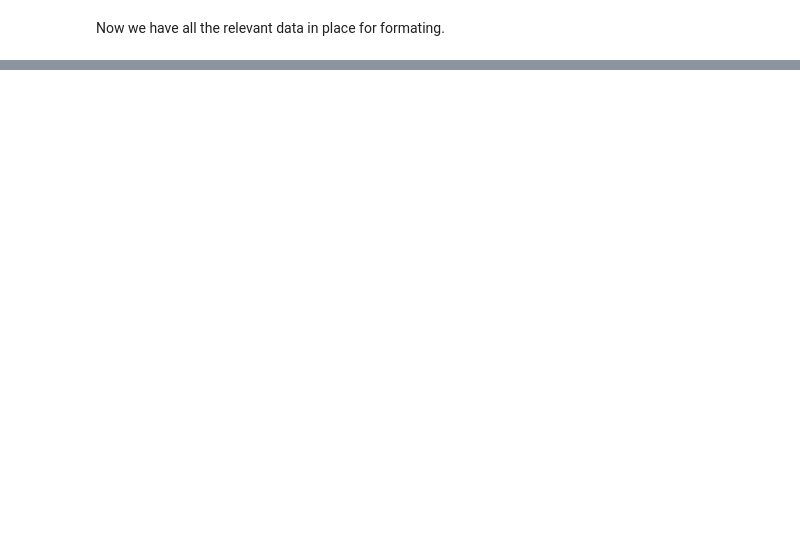
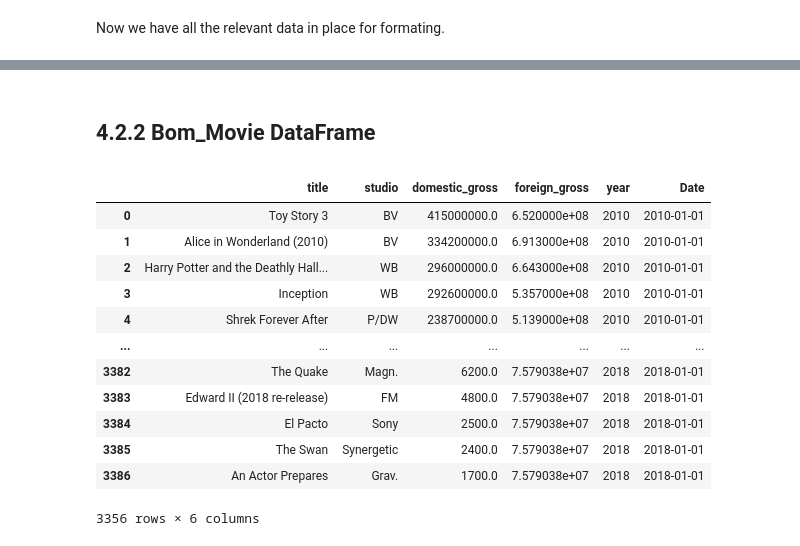
Before and after one commit to Dudimath/Microsoft-Film-Insights, a Jupyter notebook: Data Cleaning.ipynb, the cells around one changed output, grey strips where cells are left out. Cells and saved outputs as stored; diff of their text form; code cells hidden in the pictures; blank space fills up the shorter version.

```diff
--- a/Data Cleaning.ipynb
+++ b/Data Cleaning.ipynb
@@ -666,0 +732,27 @@ Now we have all the relevant data in place for formating.
+# %% [markdown]
+# <small>4.2.2 Bom_Movie DataFrame</small>
+# %%
+# Converting the bom_movie dataframe to datetime format
+# changing year column to string
+bom_movie.year = bom_movie.year.astype("str")
+
+# creating Date column which is an aggregation of month and year columns
+bom_movie["Date"] = bom_movie[["year"]].agg(' '.join, axis=1)
+
+# converting to datetime format
+bom_movie["Date"] = pd.to_datetime(bom_movie['year'])
+bom_movie
+# %% [output]
+|  | title | studio | domestic_gross | foreign_gross | year | Date |
+| 0 | Toy Story 3 | BV | 415000000.0 | 6.520000e+08 | 2010 | 2010-01-01 |
+| 1 | Alice in Wonderland (2010) | BV | 334200000.0 | 6.913000e+08 | 2010 | 2010-01-01 |
+| 2 | Harry Potter and the Deathly Hall... | WB | 296000000.0 | 6.643000e+08 | 2010 | 2010-01-01 |
+| 3 | Inception | WB | 292600000.0 | 5.357000e+08 | 2010 | 2010-01-01 |
+| 4 | Shrek Forever After | P/DW | 238700000.0 | 5.139000e+08 | 2010 | 2010-01-01 |
+| ... | ... | ... | ... | ... | ... | ... |
+| 3382 | The Quake | Magn. | 6200.0 | 7.579038e+07 | 2018 | 2018-01-01 |
+| 3383 | Edward II (2018 re-release) | FM | 4800.0 | 7.579038e+07 | 2018 | 2018-01-01 |
+| 3384 | El Pacto | Sony | 2500.0 | 7.579038e+07 | 2018 | 2018-01-01 |
+| 3385 | The Swan | Synergetic | 2400.0 | 7.579038e+07 | 2018 | 2018-01-01 |
+| 3386 | An Actor Prepares | Grav. | 1700.0 | 7.579038e+07 | 2018 | 2018-01-01 |
+3356 rows × 6 columns
```
Also changed, not shown: parts of 32 cells of this notebook.
